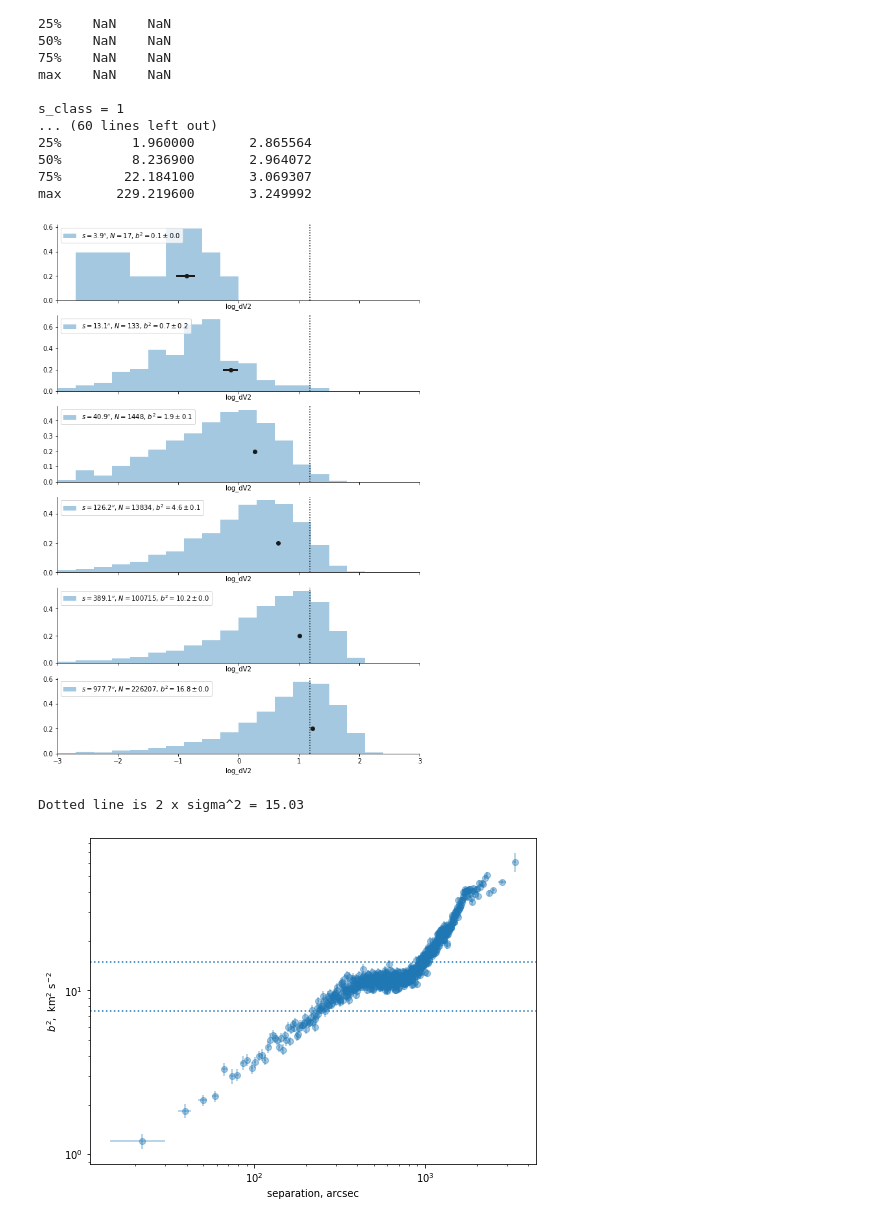
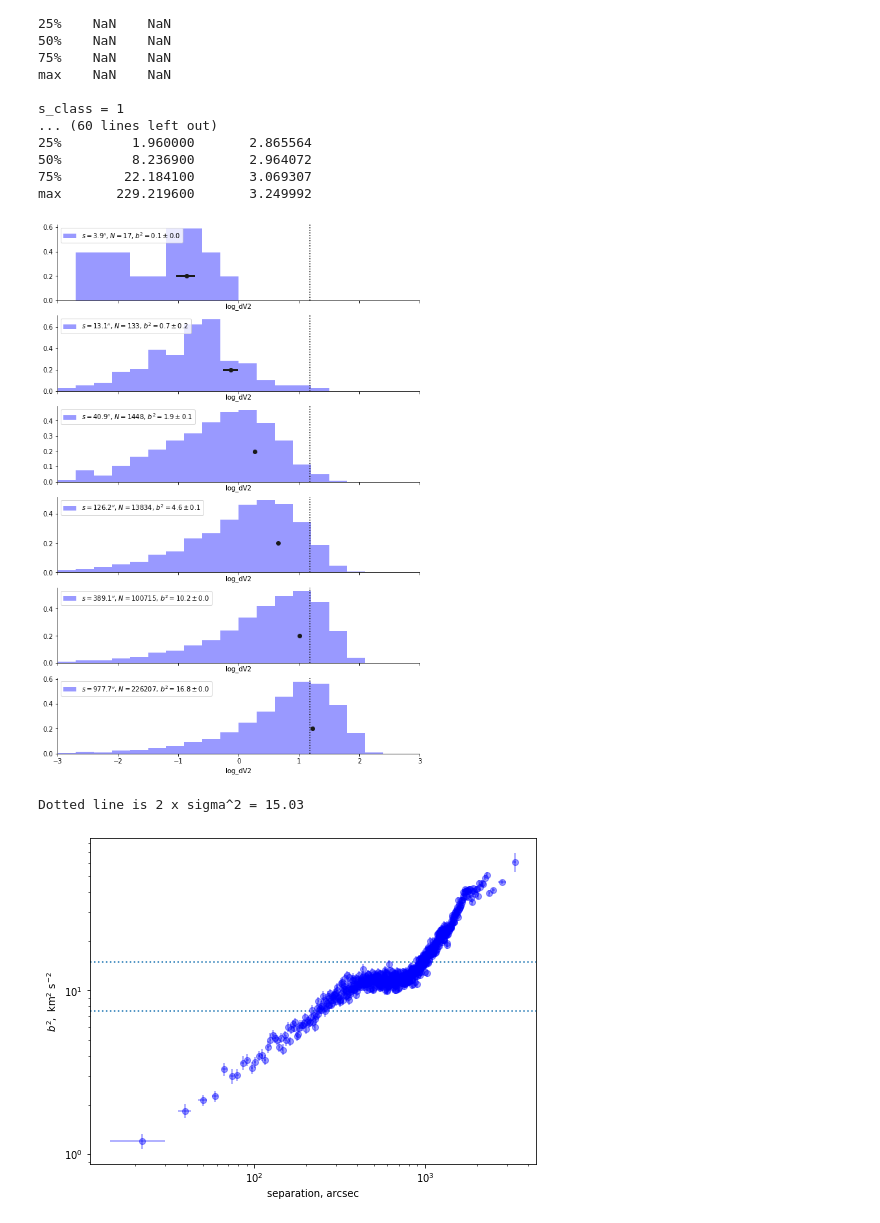
Before and after one commit to JavGVastro/CSHR, a Jupyter notebook: lagoon.ipynb, the cells around one changed output. Cells and saved outputs as stored; diff of their text form; code cells hidden in the pictures.

```diff
--- a/lagoon.ipynb
+++ b/lagoon.ipynb
@@ -141,5 +142,5 @@ ax.fig.set_size_inches(12, 12)
 # %%
 mask = (pairs.log_s > 0.0) & (pairs.log_dV2 > -3)
-ax = sns.jointplot(x='log_s', y='log_dV2', data=pairs[mask], alpha=0.2, s=1, edgecolor='none')
+ax = sns.jointplot(x='log_s', y='log_dV2', data=pairs[mask], alpha=0.2, s=1, edgecolor='none',color="blue")
 ax.fig.set_size_inches(12, 12)
 # %% [output]
@@ -175,29 +176,29 @@ max       229.219600       3.249992
 # %%
 sig2 = pairs.dV2.mean()
 sig2a = 2*np.var(df1.V)
 fig, axes = plt.subplots(6, 1, figsize=(10, 15), sharex=True)
 for sclass, ax in zip(range(1, 7), axes):
     b2mean = np.mean(pairs.dV2[pairs.s_class == sclass])
     b2std = np.std(pairs.dV2[pairs.s_class == sclass])
     b2mean2 = np.mean(pairs.log_dV2[pairs.s_class == sclass])
     n = np.sum(pairs.s_class == sclass)
     b2sem = b2std/np.sqrt(n)
     smean = np.mean(10**pairs.log_s[pairs.s_class == sclass])
     label = f"$s = {smean:.1f}''$"
     label += f", $N = {n}$"
     label += fr", $b^2 = {b2mean:.1f} \pm {b2sem:.1f}$"
     sns.distplot(pairs.log_dV2[pairs.s_class == sclass],
                  norm_hist=True, kde=False, ax=ax,
-                 label=label, bins=20, hist_kws=dict(range=[-3.0, 3.0])
+                 label=label, bins=20,color="blue", hist_kws=dict(range=[-3.0, 3.0])
                 )
     ax.plot([np.log10(b2mean)], [0.2], 'o', color='k')
     ax.plot([np.log10(b2mean - b2sem), np.log10(b2mean + b2sem)], [0.2]*2, lw=3, color='k')
     ax.axvline(np.log10(sig2a), color='k', ls=':')
     ax.set(xlim=[-3.0, 3.0])
     ax.legend(loc='upper left')
 sns.despine()
 # %% [output]
-[figure, old version]
+[figure, new version]
 # %%
 print(f'Dotted line is 2 x sigma^2 = {sig2a:.2f}')
 # %% [output]
@@ -215,11 +216,11 @@ e_b2 = table[('dV2', 'std')]/np.sqrt(ng - 1)
 #ax.plot(s, b2, 'o')
 ax.axhline(sig2a, ls=':')
 ax.axhline(0.5*sig2a, ls=':')
-ax.errorbar(s, b2, yerr=e_b2, xerr=e_s, fmt='o', alpha=0.4)
+ax.errorbar(s, b2, yerr=e_b2, xerr=e_s, fmt='o', alpha=0.4,color="blue")
 ax.set(xscale='log', yscale='log',
        xlabel='separation, arcsec',
        ylabel=r'$b^2,\ \mathrm{km^2\ s^{-2}}$'
       )
 None
 # %% [output]
-[figure, old version]
+[figure, new version]
```
Also changed, not shown: parts of 2 cells of this notebook.
